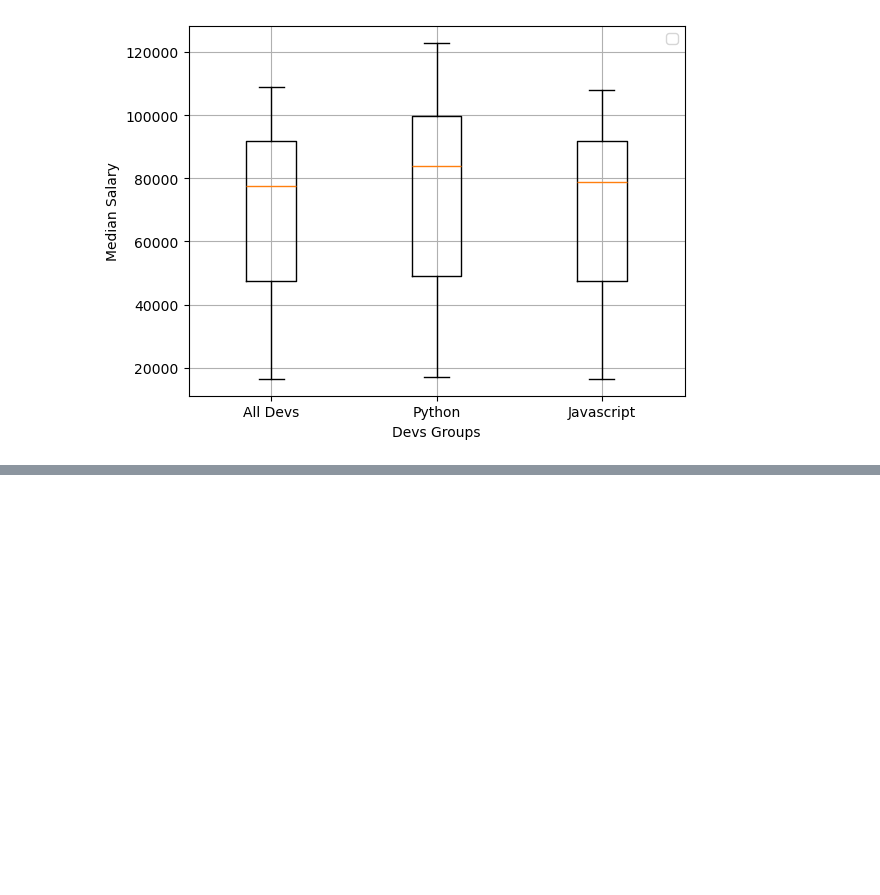
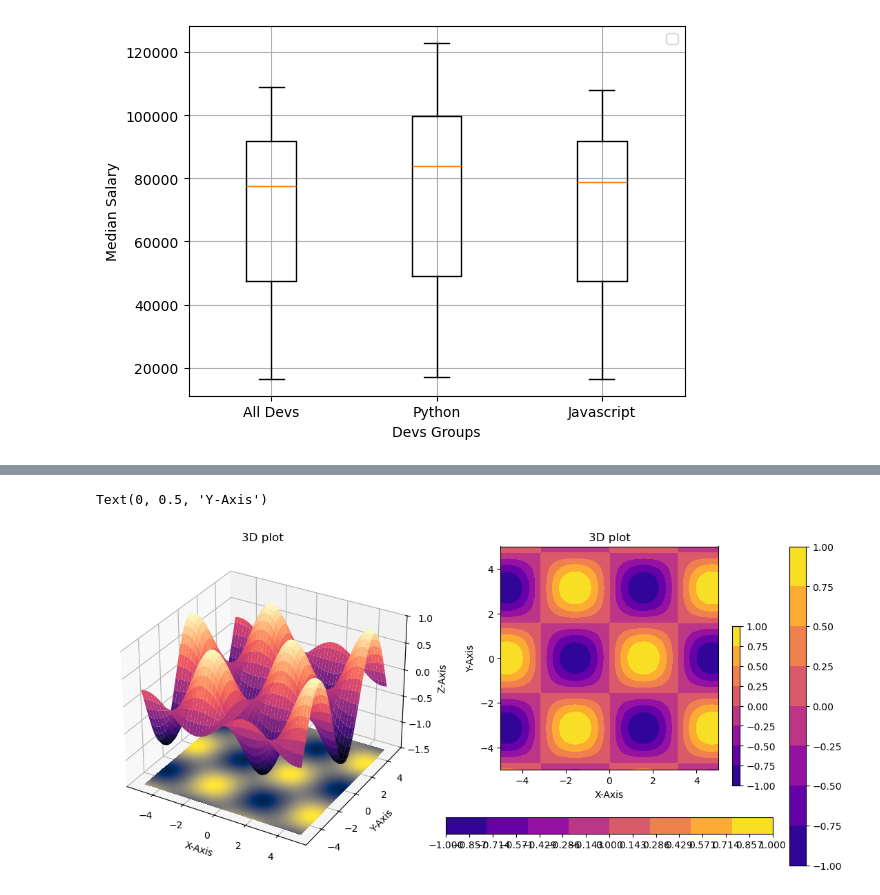
Before and after one commit to SharanJaiswal/py, a Jupyter notebook: DSc/02_matplot.ipynb, the cells around one changed output, grey strips where cells are left out. Drawn from its saved outputs; the diff is of its cells as text; code cells hidden in the pictures; blank space fills up the shorter version.

```diff
--- a/DSc/02_matplot.ipynb
+++ b/DSc/02_matplot.ipynb
@@ -698,0 +719,24 @@ plt.show()
+# %%
+fig = plt.figure(figsize=(14, 6))
+
+ax1 = fig.add_subplot(121, projection='3d')
+ax1.plot_surface(x,y,z, cmap='magma')
+ax1.set_title('3D plot')
+ax1.set_xlabel('X-Axis')
+ax1.set_ylabel('Y-Axis')
+ax1.set_zlabel('Z-Axis')
+ax1.contourf(x,y,z, np.linspace(-1, 1, 2000), cmap='cividis', offset=-1.5, zdir='z')
+ax1.set_zlim([-1.5,1])
+
+ax2 = fig.add_subplot(122)
+contour = ax2.contourf(x,y,z, cmap='plasma')
+fig.colorbar(contour)
+fig.colorbar(contour, shrink=0.5)
+fig.colorbar(contour, ticks=np.linspace(-1, 1, 15), ax=ax2, shrink=1.5, aspect=20, orientation='horizontal')
+
+ax2.set_title('3D plot')
+ax2.set_xlabel('X-Axis')
+ax2.set_ylabel('Y-Axis')
+# %% [output]
+Text(0, 0.5, 'Y-Axis')
+[figure, added]
```
Also changed, not shown: parts of 10 cells of this notebook, 21 other files.
